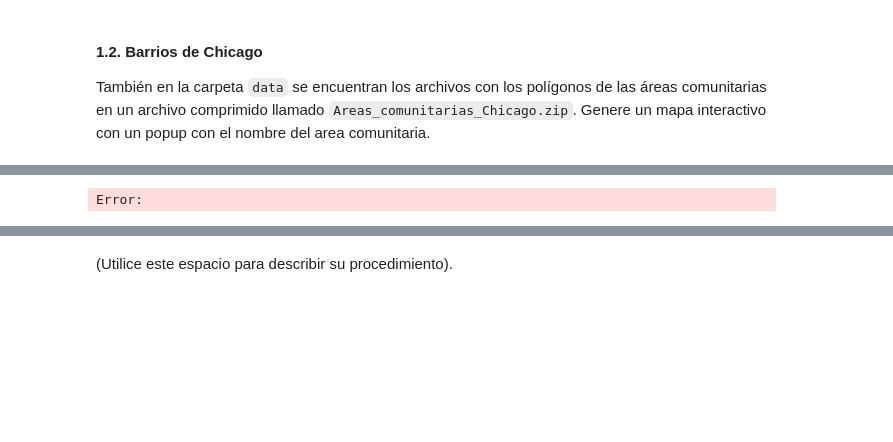
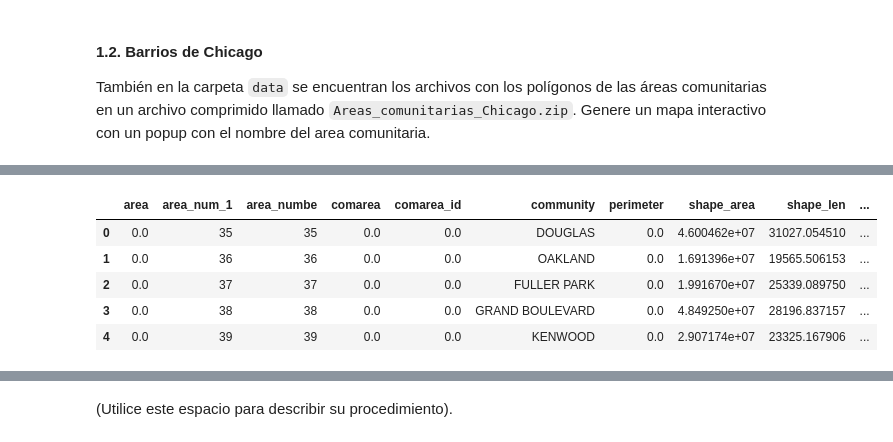
Before and after one commit to ggomez1803/ANS, a Jupyter notebook: Semana 7/Taller/S7_LC_Taller_Geograficos_KDE.ipynb, the cells around one changed output, grey strips where cells are left out. Cells and saved outputs as stored; diff of their text form; code cells hidden in the pictures; blank space fills up the shorter version.

```diff
--- a/Semana 7/Taller/S7_LC_Taller_Geograficos_KDE.ipynb
+++ b/Semana 7/Taller/S7_LC_Taller_Geograficos_KDE.ipynb
@@ -141,10 +155,15 @@ Error:
 # %%
 # Utilice este espacio para escribir el código.
 import geopandas as gpd
-areas = gpd.read_file("Files")
+areas = gpd.read_file("./data/Areas_comunitarias_Chicago.zip")
 areas.head()
 # %% [output]
-Error:
+|  | area | area_num_1 | area_numbe | comarea | comarea_id | community | perimeter | shape_area | shape_len | ... |
+| 0 | 0.0 | 35 | 35 | 0.0 | 0.0 | DOUGLAS | 0.0 | 4.600462e+07 | 31027.054510 | ... |
+| 1 | 0.0 | 36 | 36 | 0.0 | 0.0 | OAKLAND | 0.0 | 1.691396e+07 | 19565.506153 | ... |
+| 2 | 0.0 | 37 | 37 | 0.0 | 0.0 | FULLER PARK | 0.0 | 1.991670e+07 | 25339.089750 | ... |
+| 3 | 0.0 | 38 | 38 | 0.0 | 0.0 | GRAND BOULEVARD | 0.0 | 4.849250e+07 | 28196.837157 | ... |
+| 4 | 0.0 | 39 | 39 | 0.0 | 0.0 | KENWOOD | 0.0 | 2.907174e+07 | 23325.167906 | ... |
 # %%
 import matplotlib.pyplot as plt
 
```
Also changed, not shown: parts of 16 cells of this notebook, 9 other files.
